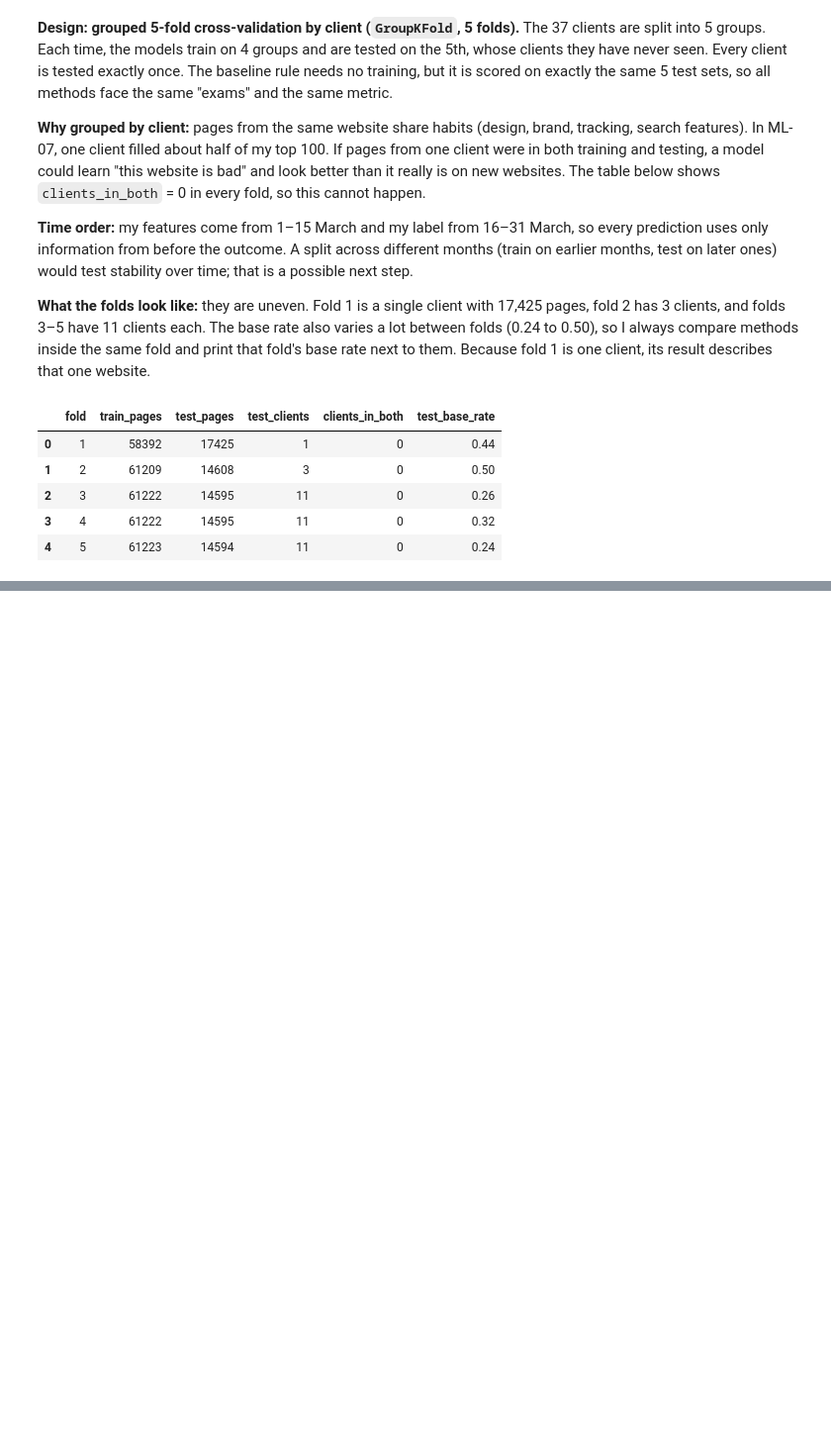
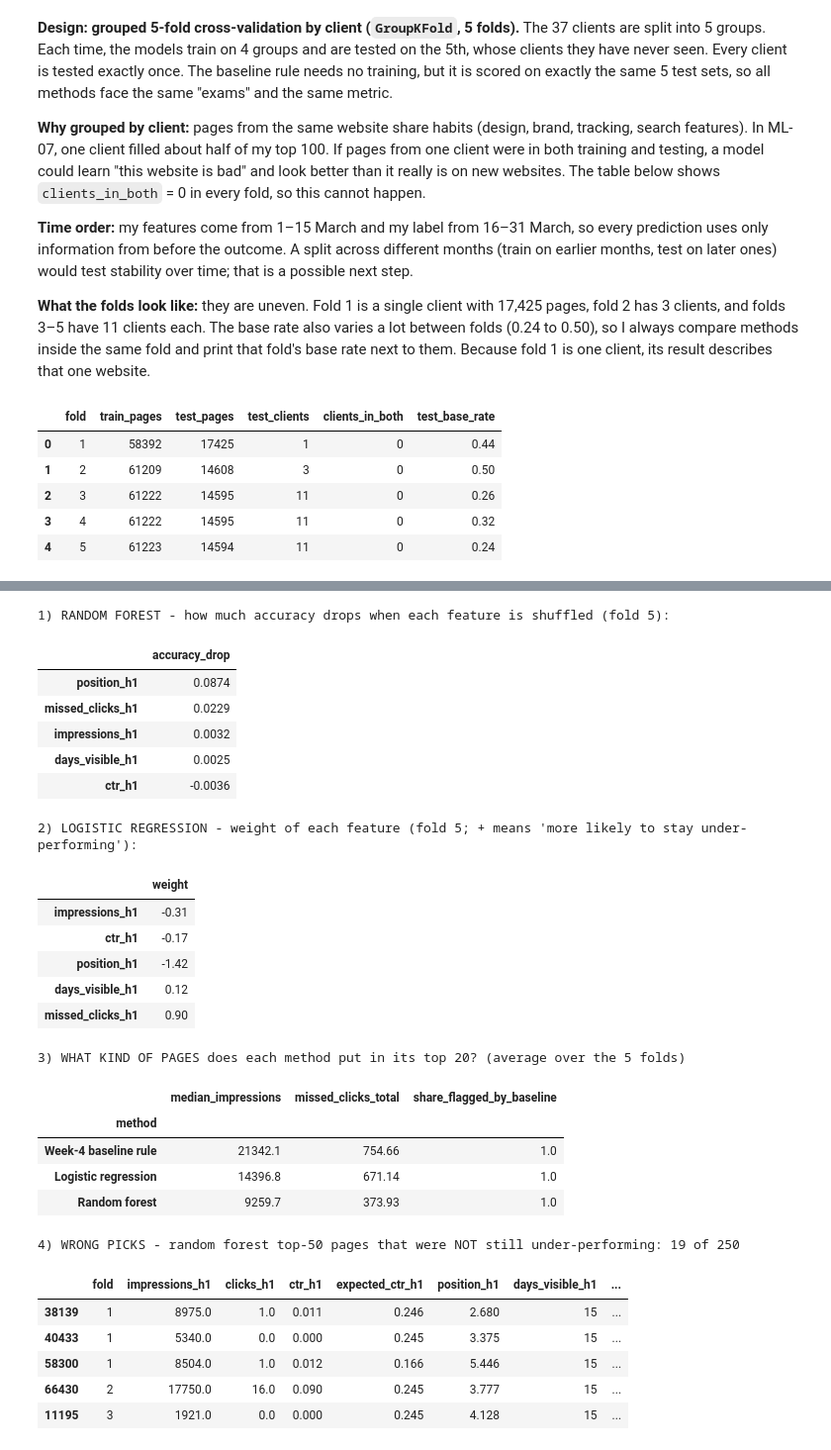
Before and after one commit to jjcodes999/flyrank-ml-repo, a Jupyter notebook: work/notebooks/w05_model.ipynb, the cells around one changed output, grey strips where cells are left out. Shown at 99% size. Cells and saved outputs as stored; diff of their text form; code cells hidden in the pictures; blank space fills up the shorter version.

```diff
--- a/work/notebooks/w05_model.ipynb
+++ b/work/notebooks/w05_model.ipynb
@@ -226,3 +263,69 @@ Precision@20 in each fold (to see how much results move between folds):
+# %%
+# 1) What does the random forest lean on?  Shuffle one feature at a time and see how much accuracy drops.
+from sklearn.inspection import permutation_importance
+
+train_idx, test_idx = folds[-1]           # fold 5: the models trained last
+test = pages.iloc[test_idx]
+imp = permutation_importance(rf, test[FEATURES], test["still_under"], n_repeats=5, random_state=42)
+print("1) RANDOM FOREST - how much accuracy drops when each feature is shuffled (fold 5):")
+display(pd.Series(imp.importances_mean, index=FEATURES).sort_values(ascending=False).round(4).to_frame("accuracy_drop"))
+
+# 2) Which way does each feature push in logistic regression?
+print("\n2) LOGISTIC REGRESSION - weight of each feature (fold 5; + means 'more likely to stay under-performing'):")
+display(pd.Series(lr[-1].coef_[0], index=FEATURES).round(2).to_frame("weight"))
+
+# 3) What kind of pages does each method put in its top 20?
+value_rows = []
+for i, (train_idx, test_idx) in enumerate(folds, 1):
+    test = pages.iloc[test_idx]
+    for name, col in [("Week-4 baseline rule", "baseline_score"),
+                      ("Logistic regression", "lr_score"),
+                      ("Random forest", "rf_score")]:
+        top = test.sort_values(col, ascending=False).head(20)
+        value_rows.append({"method": name,
+                           "median_impressions": top["impressions_h1"].median(),
+                           "missed_clicks_total": top["missed_clicks_h1"].clip(lower=0).sum(),
+                           "share_flagged_by_baseline": (top["baseline_score"] > 0).mean()})
+print("\n3) WHAT KIND OF PAGES does each method put in its top 20? (average over the 5 folds)")
+display(pd.DataFrame(value_rows).groupby("method", sort=False).mean().round(2))
+
+# 4) Wrong picks: random forest top-50 pages that were NOT still under-performing later
+wrong = []
+for i, (train_idx, test_idx) in enumerate(folds, 1):
+    top = pages.iloc[test_idx].sort_values("rf_score", ascending=False).head(50)
+    wrong.append(top[top["still_under"] == 0].assign(fold=i))
+wrong = pd.concat(wrong)
+print(f"\n4) WRONG PICKS - random forest top-50 pages that were NOT still under-performing: {len(wrong)} of 250")
+display(wrong[["fold", "impressions_h1", "clicks_h1", "ctr_h1", "expected_ctr_h1", "position_h1",
+               "days_visible_h1", "missed_clicks_h1", "rf_score", "baseline_score"]].head(5).round(3))
+# %% [output]
+1) RANDOM FOREST - how much accuracy drops when each feature is shuffled (fold 5):
+|  | accuracy_drop |
+| position_h1 | 0.0874 |
+| missed_clicks_h1 | 0.0229 |
+| impressions_h1 | 0.0032 |
+| days_visible_h1 | 0.0025 |
+| ctr_h1 | -0.0036 |
+2) LOGISTIC REGRESSION - weight of each feature (fold 5; + means 'more likely to stay under-performing'):
+|  | weight |
+| impressions_h1 | -0.31 |
+| ctr_h1 | -0.17 |
+| position_h1 | -1.42 |
+| days_visible_h1 | 0.12 |
+| missed_clicks_h1 | 0.90 |
+3) WHAT KIND OF PAGES does each method put in its top 20? (average over the 5 folds)
+|  | median_impressions | missed_clicks_total | share_flagged_by_baseline |
+| method |  |  |  |
+| Week-4 baseline rule | 21342.1 | 754.66 | 1.0 |
+| Logistic regression | 14396.8 | 671.14 | 1.0 |
+| Random forest | 9259.7 | 373.93 | 1.0 |
+4) WRONG PICKS - random forest top-50 pages that were NOT still under-performing: 19 of 250
+|  | fold | impressions_h1 | clicks_h1 | ctr_h1 | expected_ctr_h1 | position_h1 | days_visible_h1 | ... |
+| 38139 | 1 | 8975.0 | 1.0 | 0.011 | 0.246 | 2.680 | 15 | ... |
+| 40433 | 1 | 5340.0 | 0.0 | 0.000 | 0.245 | 3.375 | 15 | ... |
+| 58300 | 1 | 8504.0 | 1.0 | 0.012 | 0.166 | 5.446 | 15 | ... |
+| 66430 | 2 | 17750.0 | 16.0 | 0.090 | 0.245 | 3.777 | 15 | ... |
+| 11195 | 3 | 1921.0 | 0.0 | 0.000 | 0.245 | 4.128 | 15 | ... |
 # %% [markdown]
 ## Self-check
 
```
Also changed, not shown: parts of 7 cells of this notebook.
